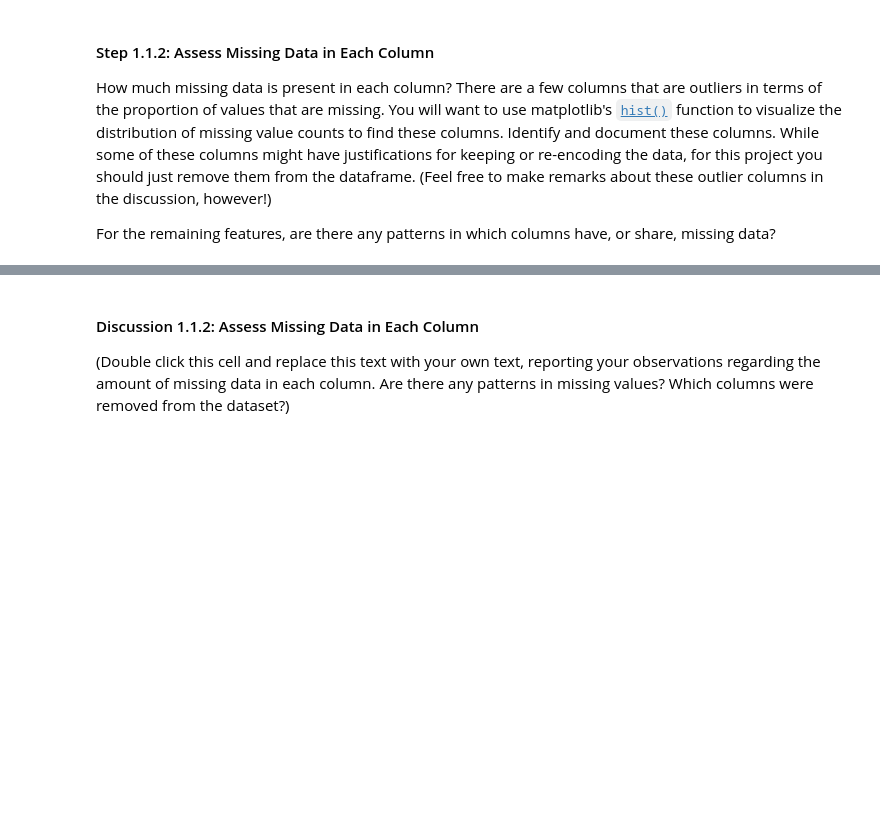
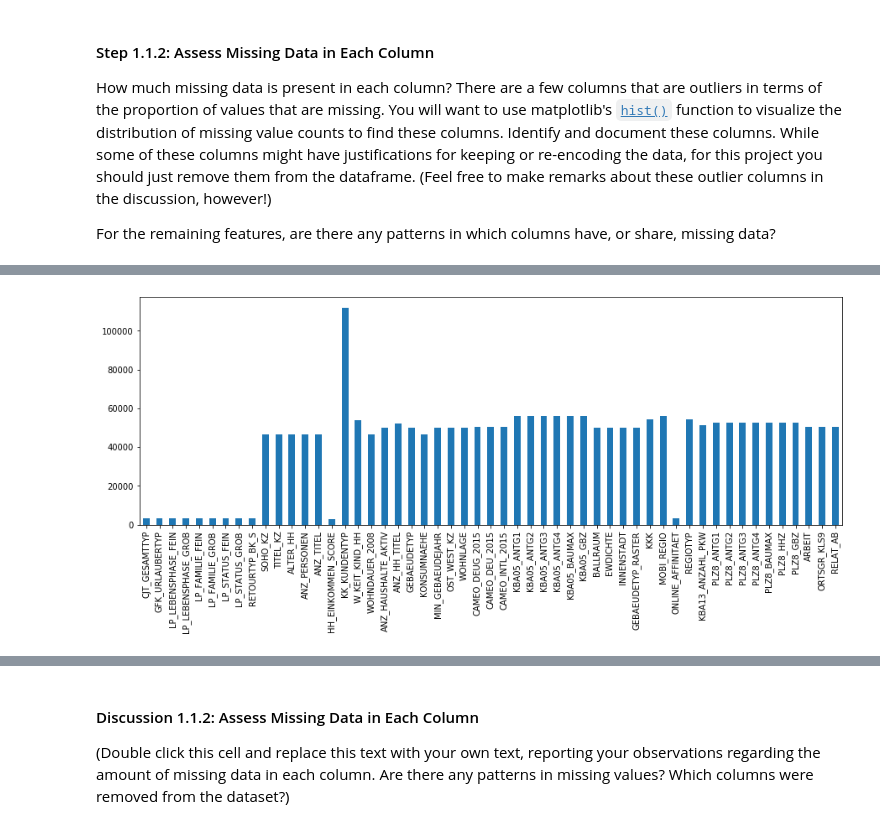
Before and after one commit to chpolyzo/intro_MLND, a Jupyter notebook: third_project/Identify_Customer_Segments.ipynb, the cells around one changed output, grey strips where cells are left out. Cells and saved outputs as stored; diff of their text form; code cells hidden in the pictures; blank space fills up the shorter version.

```diff
--- a/third_project/Identify_Customer_Segments.ipynb
+++ b/third_project/Identify_Customer_Segments.ipynb
@@ -176,0 +193,5 @@ For the remaining features, are there any patterns in which columns have, or sha
+# %%
+plt.figure(figsize = [15, 5])
+customers.loc[:, customers_nan_cols].isnull().sum().plot(kind = 'bar');
+# %% [output]
+[figure, added]
```
Also changed, not shown: parts of 8 cells of this notebook.
